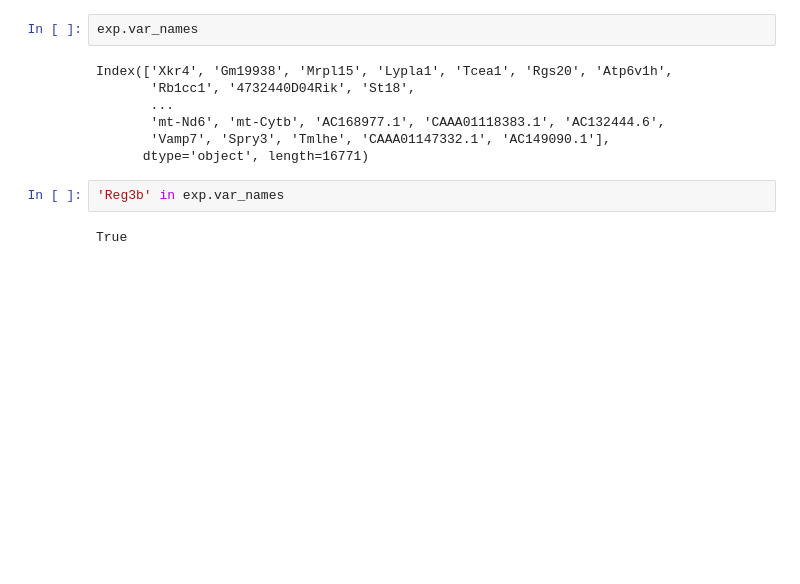
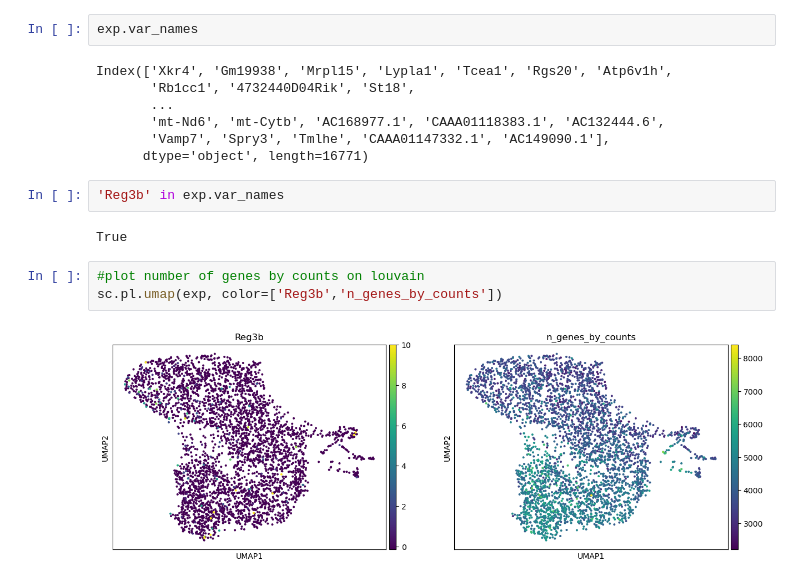
Before and after one commit to incredible-maker/Goodbye_DR.A, a Jupyter notebook: Untitled-1.ipynb, the cells around one changed output. Drawn from its saved outputs; the diff is of its cells as text; blank space fills up the shorter version.

```diff
--- a/Untitled-1.ipynb
+++ b/Untitled-1.ipynb
@@ -141,3 +141,8 @@ Index(['Xkr4', 'Gm19938', 'Mrpl15', 'Lypla1', 'Tcea1', 'Rgs20', 'Atp6v1h',
 'Reg3b' in exp.var_names
 # %% [output]
 True
+# %%
+#plot number of genes by counts on louvain
+sc.pl.umap(exp, color=['Reg3b','n_genes_by_counts'])
+# %% [output]
+[figure, added]
```
